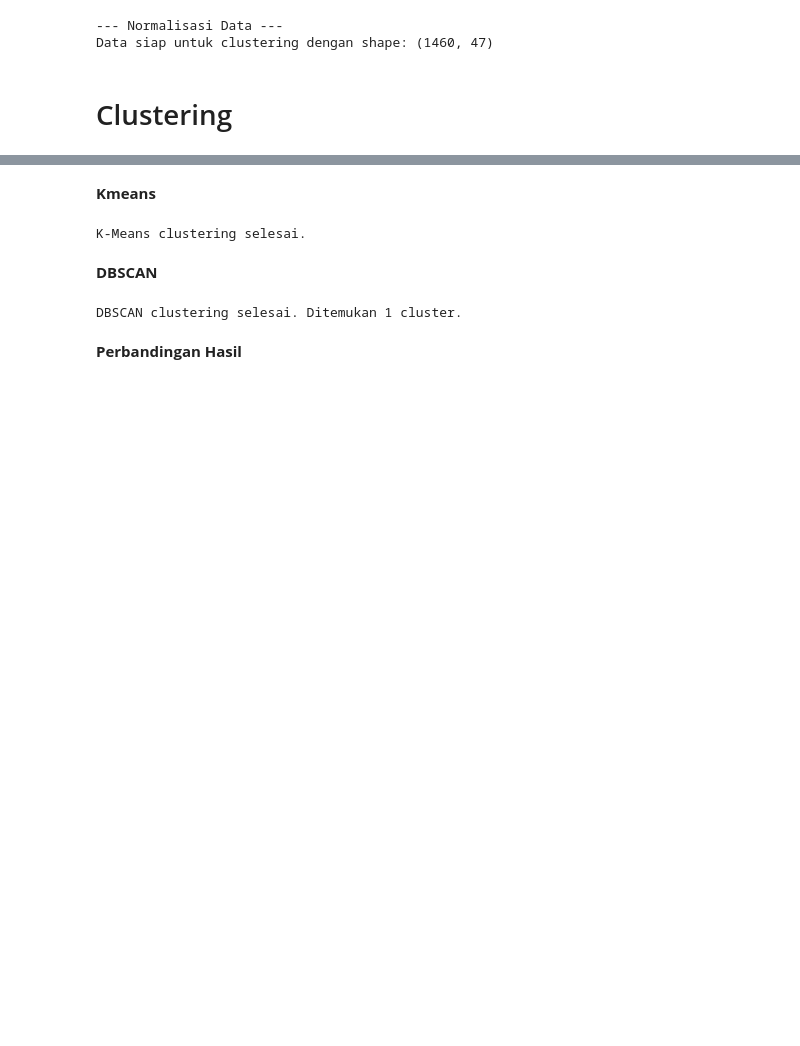
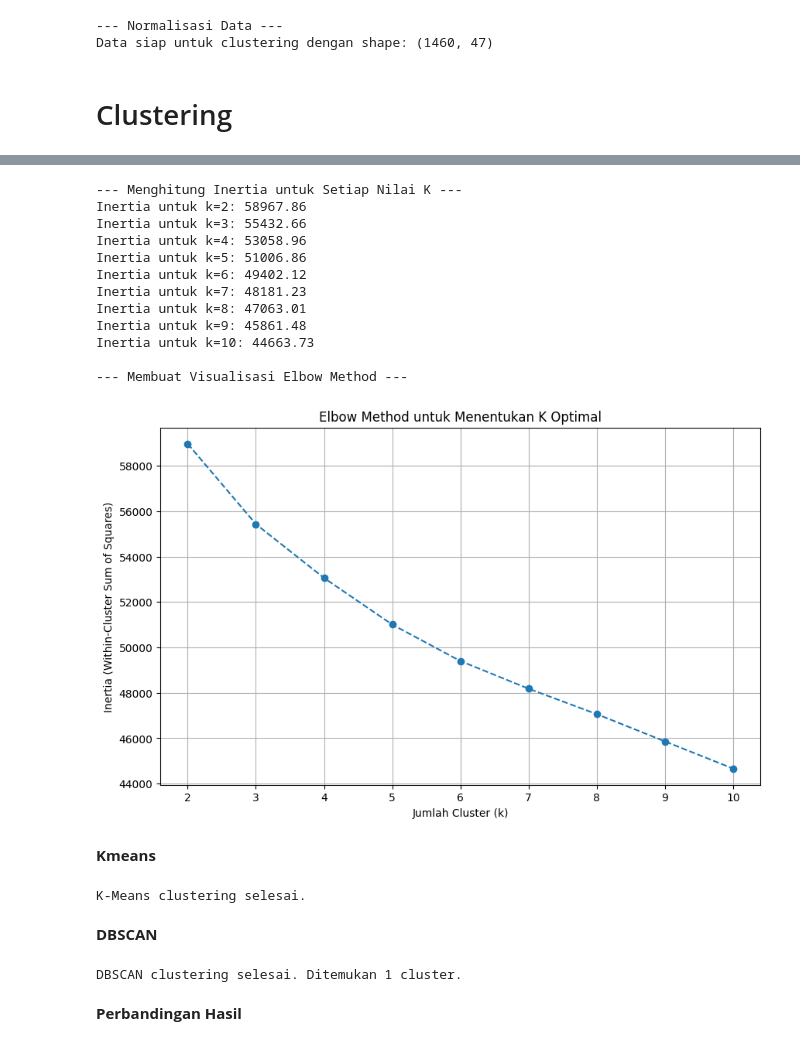
Before and after one commit to soulqan/Machine_Learning_2025, a Jupyter notebook: UTS_MachineLearning.ipynb, the cells around one changed output, grey strips where cells are left out. Saved outputs shown, nothing was run; the diff lists cells and outputs as text; code cells hidden in the pictures; blank space fills up the shorter version.

```diff
--- a/UTS_MachineLearning.ipynb
+++ b/UTS_MachineLearning.ipynb
@@ -235,3 +271,43 @@ Data siap untuk clustering dengan shape: (1460, 47)
+# %%
+inertia = []
+
+# Tentukan rentang jumlah cluster (k) yang ingin diuji, misalnya dari 2 sampai 10
+k_range = range(2, 11)
+
+print("--- Menghitung Inertia untuk Setiap Nilai K ---")
+for k in k_range:
+    # Buat model KMeans untuk setiap nilai k
+    kmeans = KMeans(n_clusters=k, random_state=42, n_init=10)
+    # Latih model
+    kmeans.fit(X_scaled)
+    # Simpan nilai inertia-nya
+    inertia.append(kmeans.inertia_)
+    print(f"Inertia untuk k={k}: {kmeans.inertia_:.2f}")
+
+# --- Membuat Plot Elbow Method ---
+print("\n--- Membuat Visualisasi Elbow Method ---")
+plt.figure(figsize=(10, 6))
+plt.plot(k_range, inertia, marker='o', linestyle='--')
+plt.title('Elbow Method untuk Menentukan K Optimal')
+plt.xlabel('Jumlah Cluster (k)')
+plt.ylabel('Inertia (Within-Cluster Sum of Squares)')
+plt.xticks(k_range)
+plt.grid(True)
+plt.show()
+# %% [output]
+--- Menghitung Inertia untuk Setiap Nilai K ---
+Inertia untuk k=2: 58967.86
+Inertia untuk k=3: 55432.66
+Inertia untuk k=4: 53058.96
+Inertia untuk k=5: 51006.86
+Inertia untuk k=6: 49402.12
+Inertia untuk k=7: 48181.23
+Inertia untuk k=8: 47063.01
+Inertia untuk k=9: 45861.48
+Inertia untuk k=10: 44663.73
+
+--- Membuat Visualisasi Elbow Method ---
+[figure, added]
 # %% [markdown]
 **Kmeans**
 # %%
```
Also changed, not shown: parts of 21 cells of this notebook.
